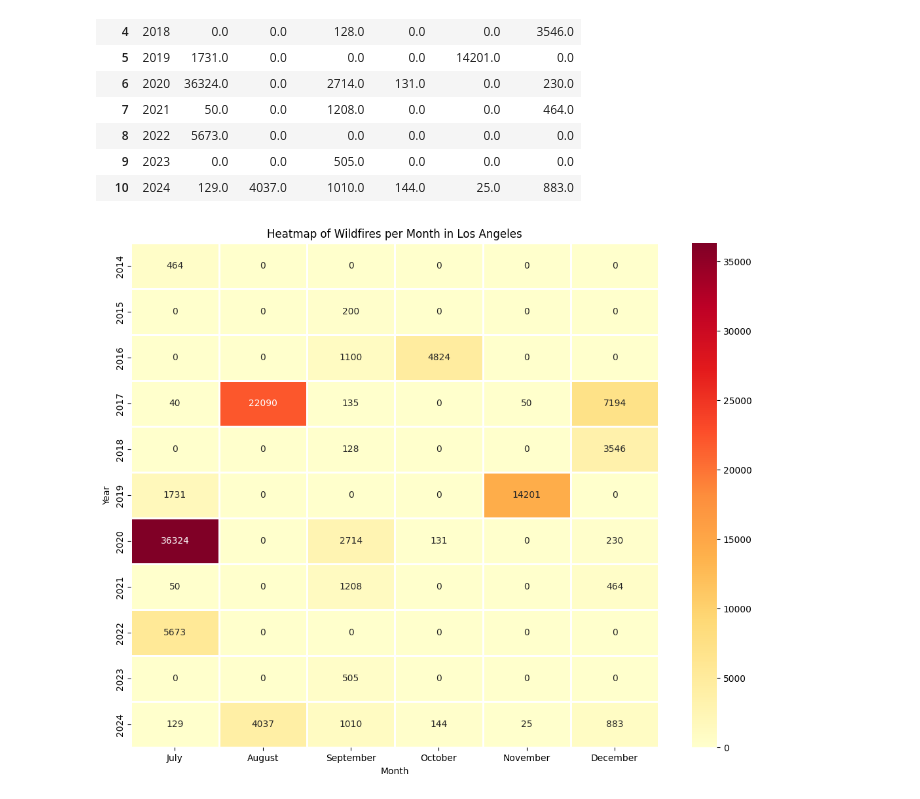
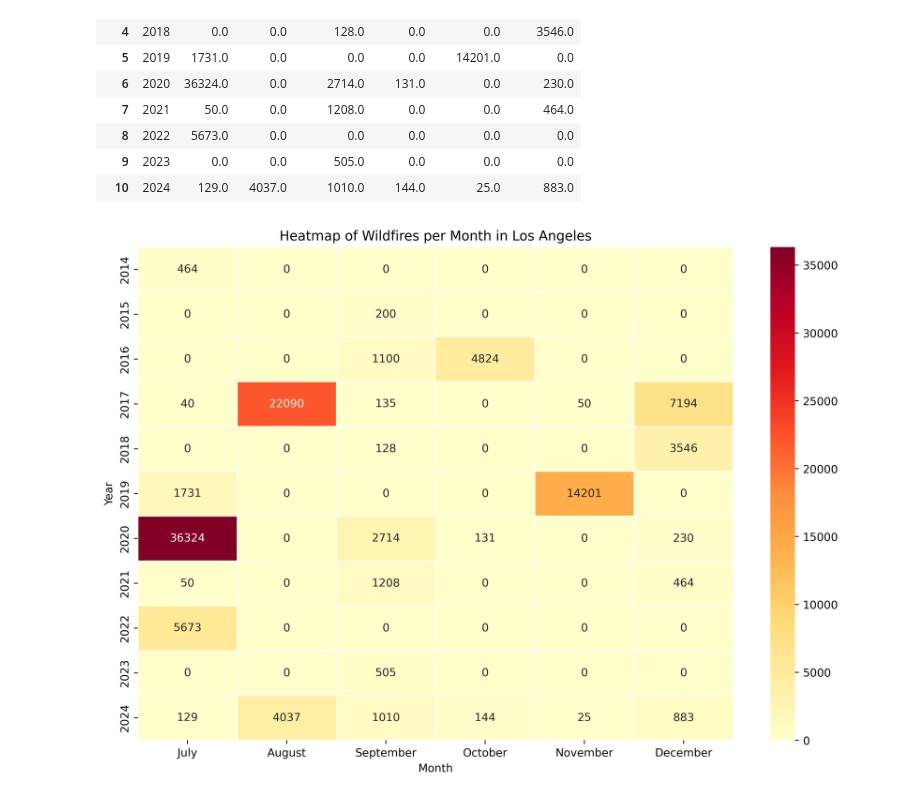
Before and after one commit to nebcode/LA_Fires_2025, a Jupyter notebook: incidents.ipynb, the cells around one changed output. Drawn from its saved outputs; the diff is of its cells as text; code cells hidden in the pictures.

```diff
--- a/incidents.ipynb
+++ b/incidents.ipynb
@@ -195,14 +197,14 @@ pivoted_data
 # %%
 import seaborn as sns
 
-plt.figure(figsize=(13, 10))
+plt.figure(figsize=(12, 8), dpi=400)
 sns.heatmap(pivoted_data.set_index('Year'), annot=True, fmt=".0f", cmap="YlOrRd", linewidths=0.9)
 
 plt.xlabel('Month')
 plt.ylabel('Year')
 plt.title('Heatmap of Wildfires per Month in Los Angeles')
 plt.show()
 # %% [output]
-[figure, old version]
+[figure, new version]
 # %%
 pivoted_data.to_csv('la_fires_incidents.csv',index=False)
```
Also changed, not shown: parts of 1 cell of this notebook, 6 other files.
